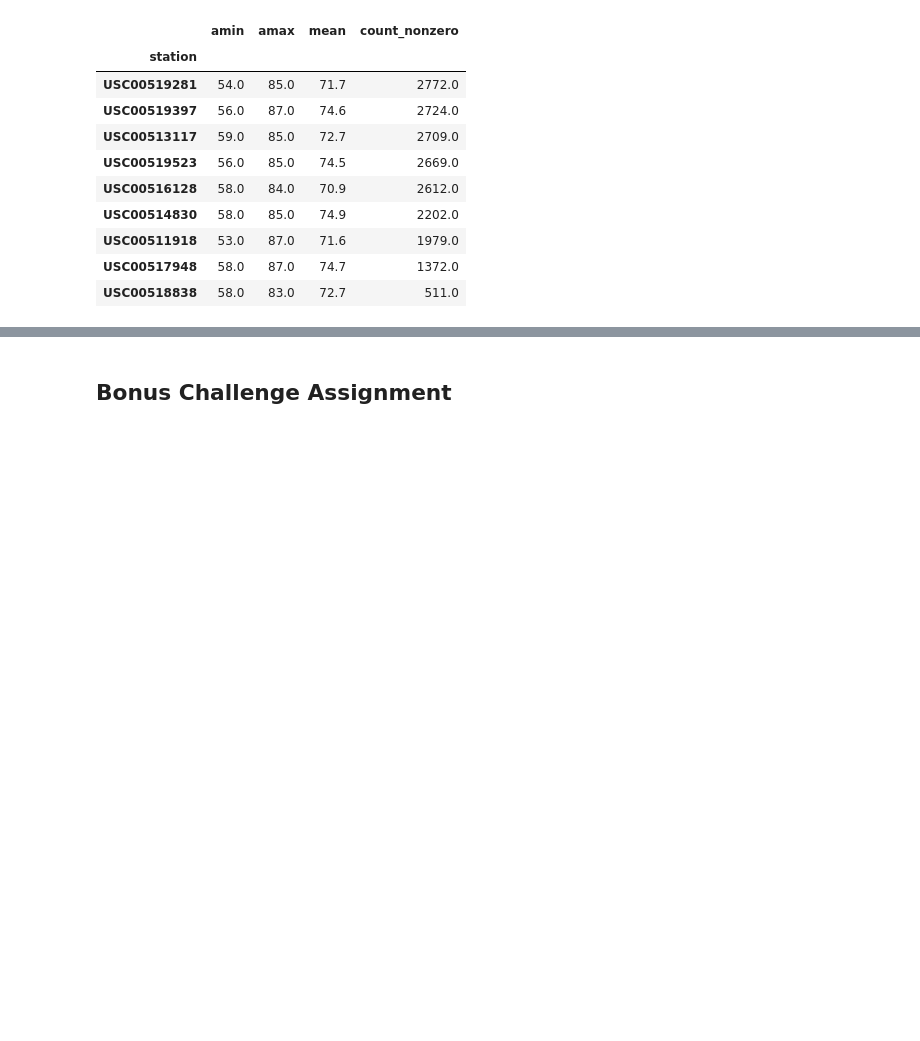
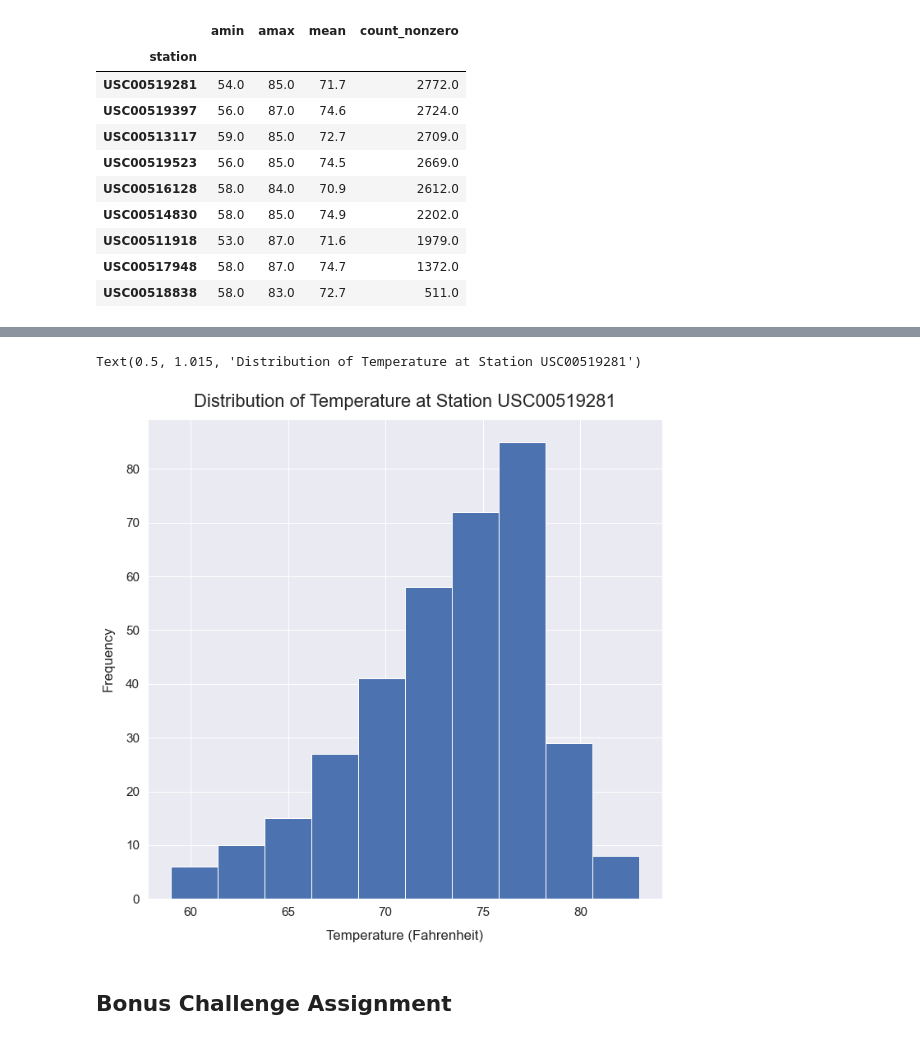
Before and after one commit to SamHoney71/sqlalchemy-challenge, a Jupyter notebook: climate_jeter.ipynb, the cells around one changed output, grey strips where cells are left out. Drawn from its saved outputs; the diff is of its cells as text; code cells hidden in the pictures; blank space fills up the shorter version.

```diff
--- a/climate_jeter.ipynb
+++ b/climate_jeter.ipynb
@@ -249,3 +241,25 @@ sort_station_count
 | USC00511918 | 53.0 | 87.0 | 71.6 | 1979.0 |
 | USC00517948 | 58.0 | 87.0 | 74.7 | 1372.0 |
 | USC00518838 | 58.0 | 83.0 | 72.7 | 511.0 |
+# %%
+# Choose the station with the highest number of temperature observations.
+
+#Query to get percipitation data for last 12 months of dataset
+sel_2 = [Measurement.date,
+      Measurement.tobs]
+
+hi_station_12mo_temp = session.query(*sel_2).\
+    filter(func.strftime(Measurement.date) > "2016-08-23").\
+    filter_by(station = 'USC00519281').all()
+
+#convert to a dataframe
+hi_station_temp_df =pd.DataFrame(hi_station_12mo_temp)
+
+# convert datetime
+hi_station_temp_df['date'] = pd.to_datetime(hi_station_temp_df['date'])
+
+## Ensure datatime format converted correctly
+# hi_station_temp_df.info()
+
+#print dataframe
+hi_station_temp_df.head()
@@ -252,6 +273,14 @@ sort_station_count
 # %%
-# Choose the station with the highest number of temperature observations.
 # Query the last 12 months of temperature observation data for this station and plot the results as a histogram
+
+sns.set(font_scale=1.4)
+hi_station_temp_df['tobs'].plot(kind='hist', figsize=(10,10));
+plt.xlabel("Temperature (Fahrenheit)", labelpad=14)
+plt.ylabel("Frequency", labelpad=14)
+plt.title("Distribution of Temperature at Station USC00519281", y=1.015, fontsize=22)
+# %% [output]
+Text(0.5, 1.015, 'Distribution of Temperature at Station USC00519281')
+[figure, added]
 # %%
 # # Design a query to show how many stations are available in this dataset?
 # station_count = session.query(Station).count()
```
Also changed, not shown: parts of 6 cells of this notebook.
